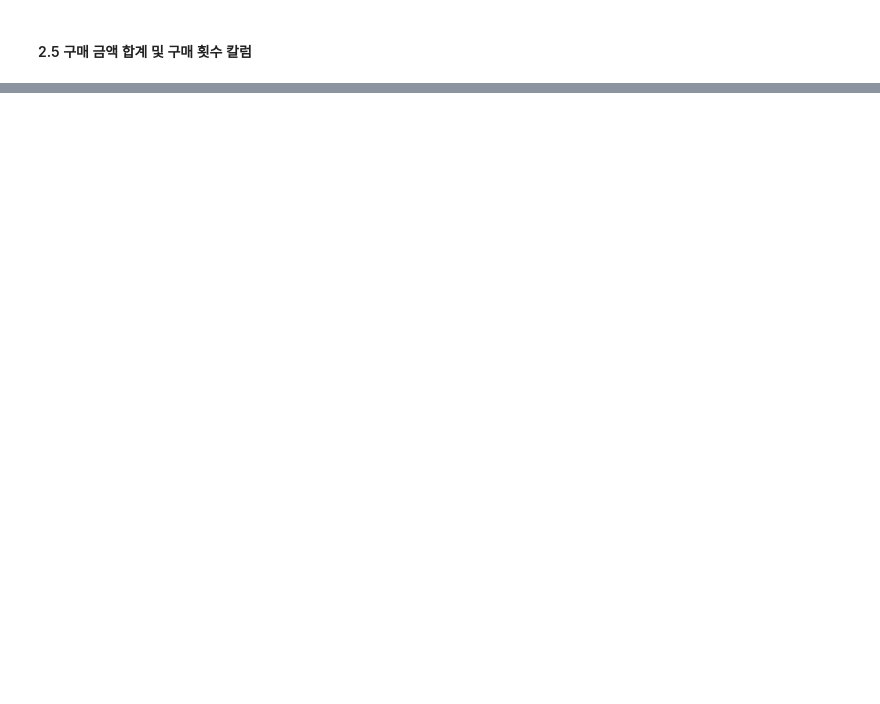
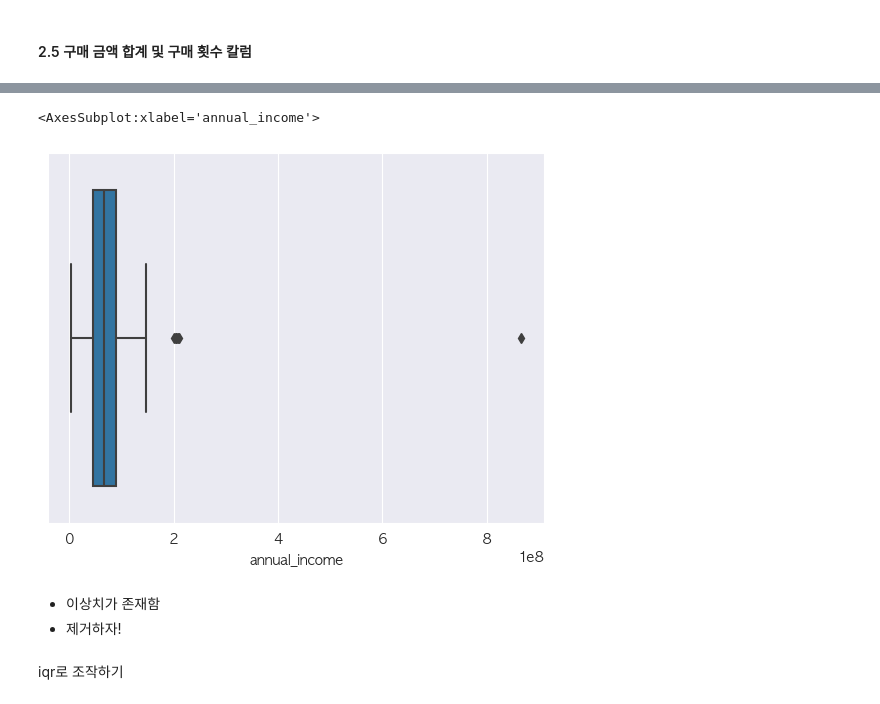
Before and after one commit to chltmddn5843/DataStudy, a Jupyter notebook: Juyoung/Codeit_Project/Codeit:project3.ipynb, the cells around one changed output, grey strips where cells are left out. Drawn from its saved outputs; the diff is of its cells as text; code cells hidden in the pictures; blank space fills up the shorter version.

```diff
--- a/Juyoung/Codeit_Project/Codeit:project3.ipynb
+++ b/Juyoung/Codeit_Project/Codeit:project3.ipynb
@@ -193,0 +275,4 @@ df.head()
+# %%
+# age_labels 만들기
+age_labels = [f'{x}대' for x in age_bins[:-1]]
+age_labels
@@ -193,0 +281,6 @@ df.head()
+# %%
+#ge_group = pd.cut(x=customer_df['age'], bins=age_bins, labels=age_labels, right=False)
+age_group = pd.cut(x = df['age'], bins = age_bins, labels = age_labels, right=False)
+# %%
+# 칼럼에 추가하기
+df.insert((df.columns.get_loc('age')+1), 'age_group', age_group)
@@ -193,0 +313,13 @@ df.head()
+# %%
+# 10대, 70대의 데이터 수가 적어서 bin 통합하기
+# 10대 + 20대 -> 20대 이하
+# 70대 + 60대 -> 60대 이상
+age_group_replace = {
+    '10대': "20대 이하",
+    '20대': '20대 이하',
+    '70대': "60대 이상",
+    "60대": "60대 이상"
+}
+df['age_group'] = df['age_group'].replace(age_group_replace)
+
+df.head()
@@ -193,0 +355,10 @@ df.head()
+# %%
+sns.boxplot(data = df, x='annual_income')
+# %% [output]
+<AxesSubplot:xlabel='annual_income'>
+[figure, added]
+# %% [markdown]
+- 이상치가 존재함
+- 제거하자!
+# %% [markdown]
+iqr로 조작하기
```
Also changed, not shown: parts of 42 cells of this notebook.
